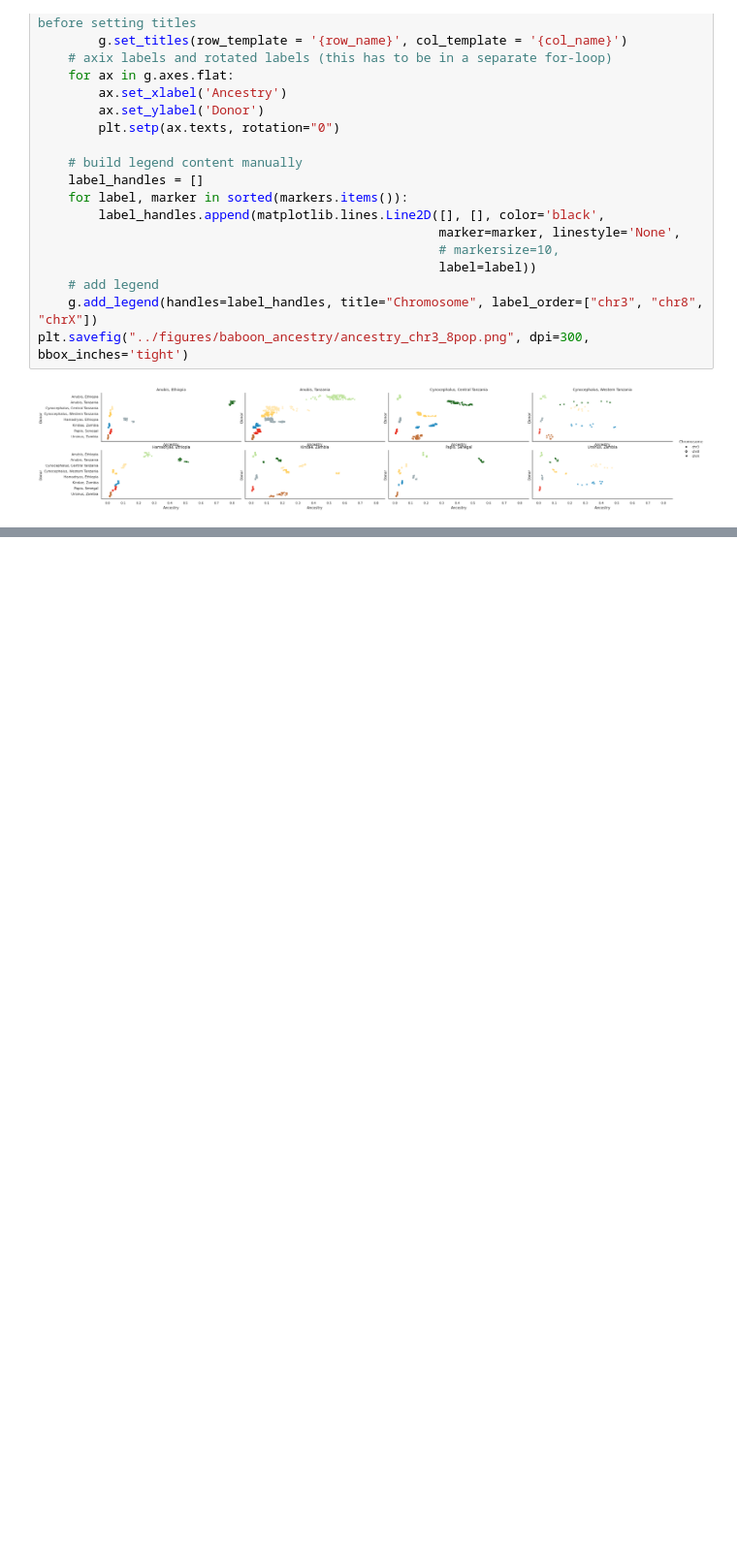
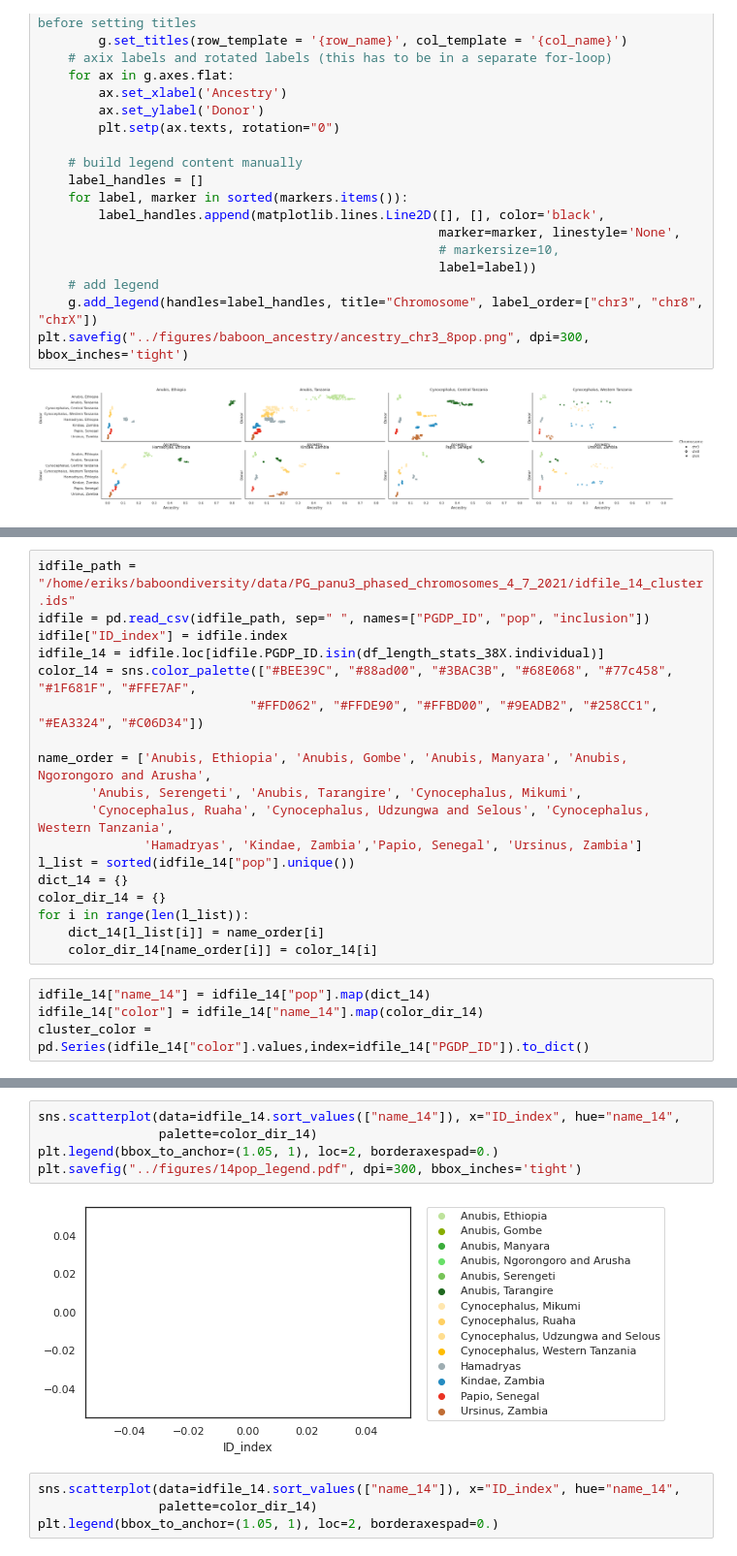
Before and after one commit to erikfogh/baboon_analysis, a Jupyter notebook: notebooks/paint12_other_chrom_ancestry.ipynb, the cells around one changed output, grey strips where cells are left out. Shown: that part at 97% size. Drawn from its saved outputs; the diff is of its cells as text; blank space fills up the shorter version.

```diff
--- a/notebooks/paint12_other_chrom_ancestry.ipynb
+++ b/notebooks/paint12_other_chrom_ancestry.ipynb
@@ -292,0 +297,22 @@ plt.savefig("../figures/baboon_ancestry/ancestry_chr3_8pop.png", dpi=300, bbox_i
+# %%
+idfile_path = "/home/eriks/baboondiversity/data/PG_panu3_phased_chromosomes_4_7_2021/idfile_14_cluster.ids"
+idfile = pd.read_csv(idfile_path, sep=" ", names=["PGDP_ID", "pop", "inclusion"])
+idfile["ID_index"] = idfile.index
+idfile_14 = idfile.loc[idfile.PGDP_ID.isin(df_length_stats_38X.individual)]
+color_14 = sns.color_palette(["#BEE39C", "#88ad00", "#3BAC3B", "#68E068", "#77c458", "#1F681F", "#FFE7AF",
+                            "#FFD062", "#FFDE90", "#FFBD00", "#9EADB2", "#258CC1", "#EA3324", "#C06D34"])
+
+name_order = ['Anubis, Ethiopia', 'Anubis, Gombe', 'Anubis, Manyara', 'Anubis, Ngorongoro and Arusha',
+       'Anubis, Serengeti', 'Anubis, Tarangire', 'Cynocephalus, Mikumi',
+       'Cynocephalus, Ruaha', 'Cynocephalus, Udzungwa and Selous', 'Cynocephalus, Western Tanzania',
+              'Hamadryas', 'Kindae, Zambia','Papio, Senegal', 'Ursinus, Zambia']
+l_list = sorted(idfile_14["pop"].unique())
+dict_14 = {}
+color_dir_14 = {}
+for i in range(len(l_list)):
+    dict_14[l_list[i]] = name_order[i]
+    color_dir_14[name_order[i]] = color_14[i]
+# %%
+idfile_14["name_14"] = idfile_14["pop"].map(dict_14)
+idfile_14["color"] = idfile_14["name_14"].map(color_dir_14)
+cluster_color = pd.Series(idfile_14["color"].values,index=idfile_14["PGDP_ID"]).to_dict()
@@ -292,0 +329,11 @@ plt.savefig("../figures/baboon_ancestry/ancestry_chr3_8pop.png", dpi=300, bbox_i
+# %%
+sns.scatterplot(data=idfile_14.sort_values(["name_14"]), x="ID_index", hue="name_14",
+                palette=color_dir_14)
+plt.legend(bbox_to_anchor=(1.05, 1), loc=2, borderaxespad=0.)
+plt.savefig("../figures/14pop_legend.pdf", dpi=300, bbox_inches='tight')
+# %% [output]
+[figure, added]
+# %%
+sns.scatterplot(data=idfile_14.sort_values(["name_14"]), x="ID_index", hue="name_14",
+                palette=color_dir_14)
+plt.legend(bbox_to_anchor=(1.05, 1), loc=2, borderaxespad=0.)
```
Also changed, not shown: parts of 6 cells of this notebook, 10 other files.
